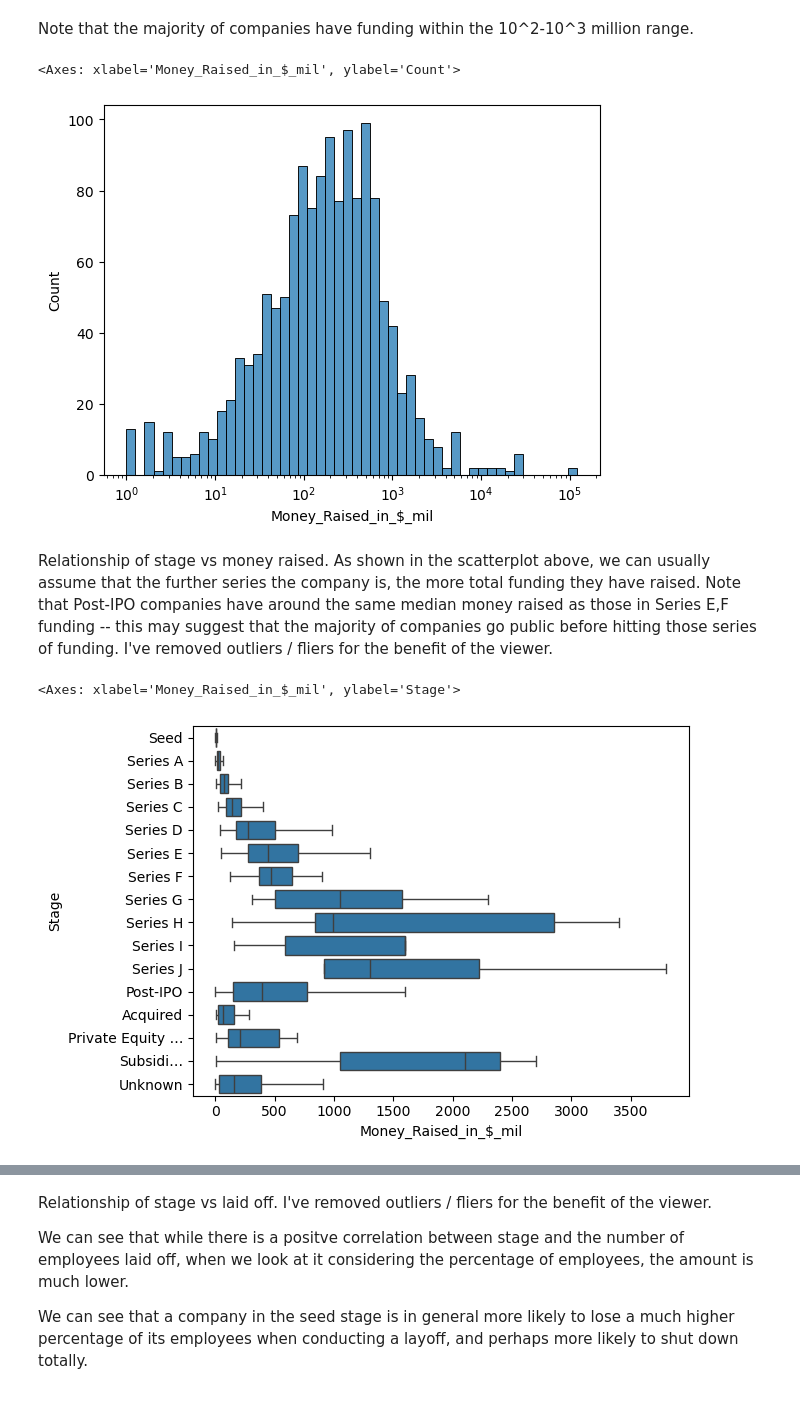
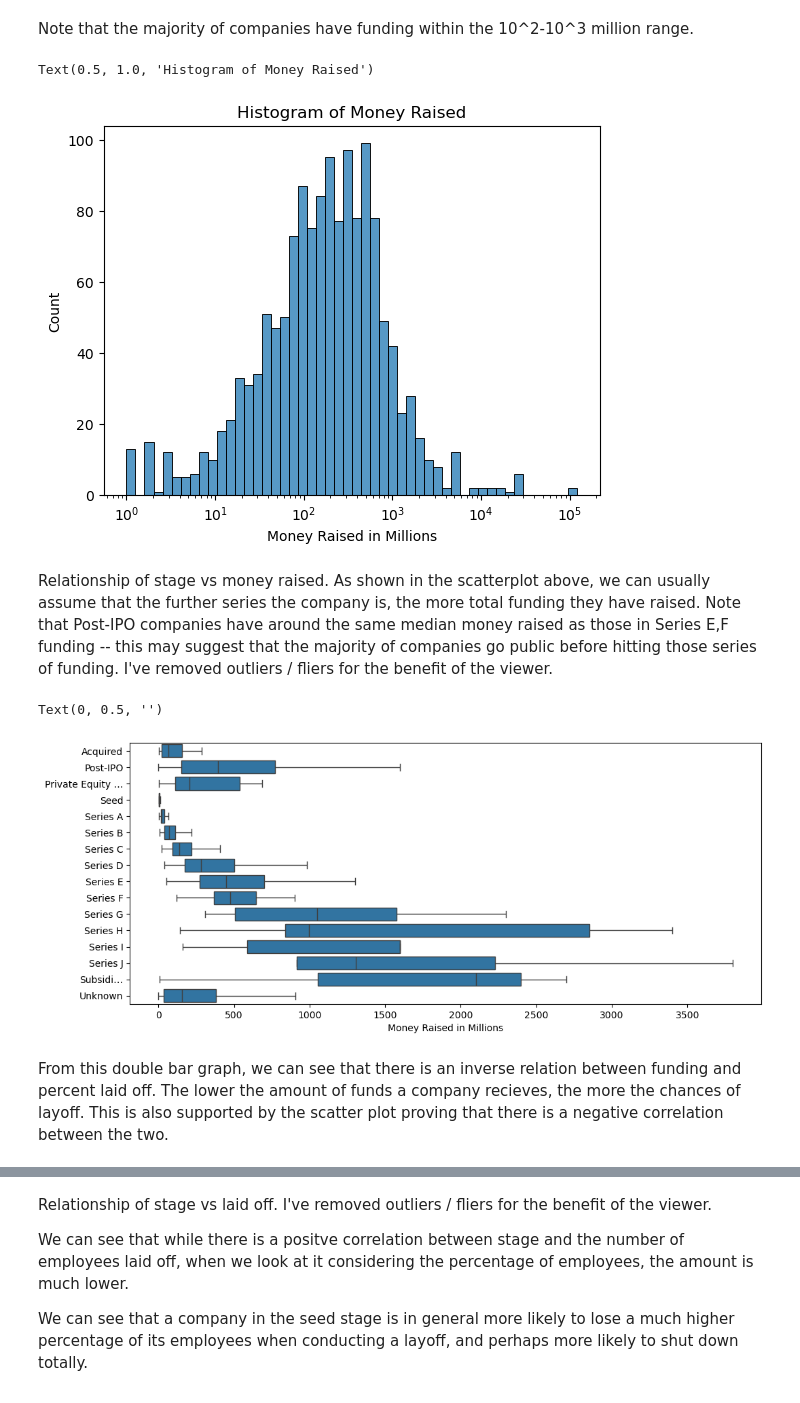
Before and after one commit to COGS108/Group019_WI24, a Jupyter notebook: EDACheckpoint_Group019_WI24.ipynb, the cells around one changed output, grey strips where cells are left out. Saved outputs shown, nothing was run; the diff lists cells and outputs as text; code cells hidden in the pictures.

```diff
--- a/EDACheckpoint_Group019_WI24.ipynb
+++ b/EDACheckpoint_Group019_WI24.ipynb
@@ -656,13 +659,21 @@ plt.yscale("log")
 Note that the majority of companies have funding within the 10^2-10^3 million range.
 # %%
 sns.histplot(x="Money_Raised_in_$_mil", bins=50, data=df, log_scale=True)
+plt.xlabel('Money Raised in Millions')
+plt.ylabel('Count')
+plt.title('Histogram of Money Raised')
 # %% [output]
-<Axes: xlabel='Money_Raised_in_$_mil', ylabel='Count'>
+Text(0.5, 1.0, 'Histogram of Money Raised')
-[figure, old version]
+[figure, new version]
 # %% [markdown]
 Relationship of stage vs money raised. As shown in the scatterplot above, we can usually assume that the further series the company is, the more total funding they have raised. Note that Post-IPO companies have around the same median money raised as those in Series E,F funding -- this may suggest that the majority of companies go public before hitting those series of funding. I've removed outliers / fliers for the benefit of the viewer.
 # %%
-sns.boxplot(y="Stage", x="Money_Raised_in_$_mil", data=df, showfliers=False)
+plt.figure(figsize=(12,5))
+sns.boxplot(y="Stage", x="Money_Raised_in_$_mil", data=df.sort_values(by='Stage'), showfliers=False)
+plt.xlabel('Money Raised in Millions')
+plt.ylabel('')
 # %% [output]
-<Axes: xlabel='Money_Raised_in_$_mil', ylabel='Stage'>
+Text(0, 0.5, '')
-[figure, old version]
+[figure, new version]
+# %% [markdown]
+From this double bar graph, we can see that there is an inverse relation between funding and percent laid off. The lower the amount of funds a company recieves, the more the chances of layoff. This is also supported by the scatter plot proving that there is a negative correlation between the two.
```
Also changed, not shown: parts of 4 cells of this notebook.
